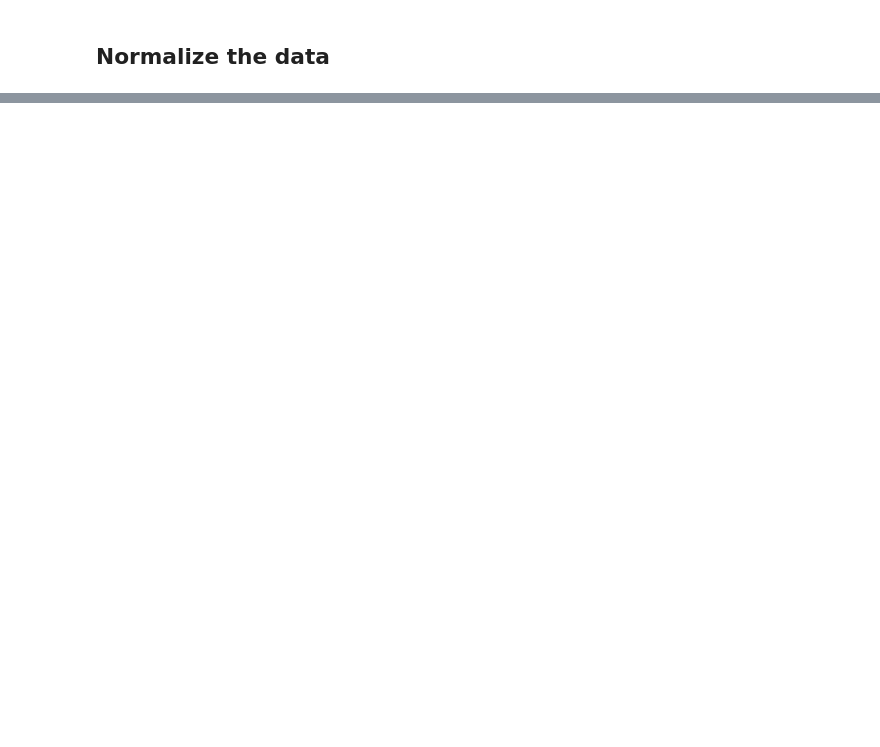
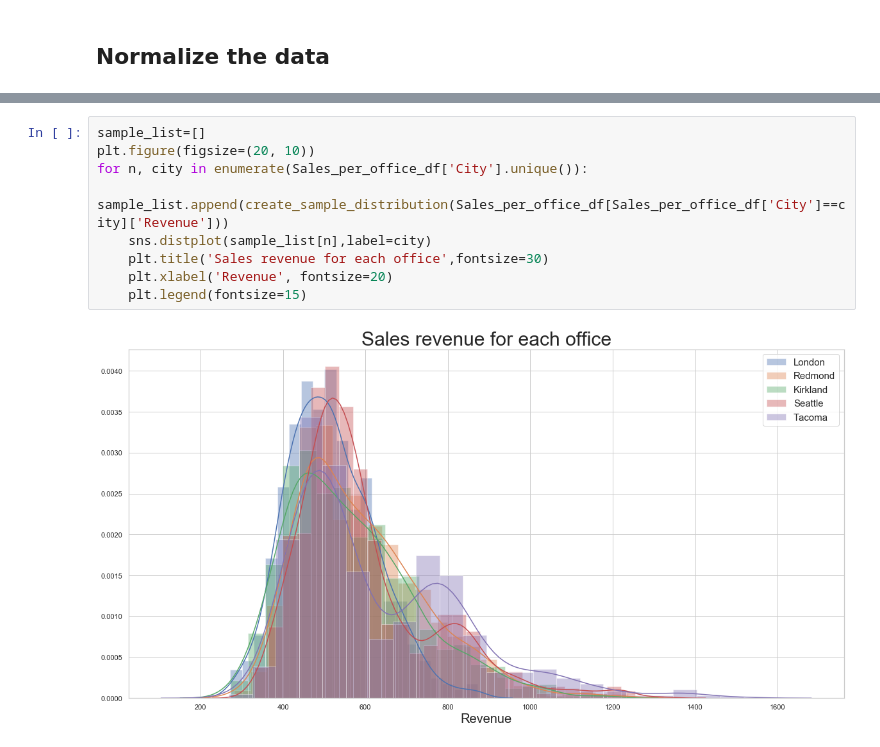
Before and after one commit to shuyu-wu/mod_3, a Jupyter notebook: Northwind.ipynb, the cells around one changed output, grey strips where cells are left out. Drawn from its saved outputs; the diff is of its cells as text; blank space fills up the shorter version.

```diff
--- a/Northwind.ipynb
+++ b/Northwind.ipynb
@@ -1035,0 +1158,11 @@ Reject Null Hypothesis
+# %%
+sample_list=[]
+plt.figure(figsize=(20, 10))
+for n, city in enumerate(Sales_per_office_df['City'].unique()):
+    sample_list.append(create_sample_distribution(Sales_per_office_df[Sales_per_office_df['City']==city]['Revenue']))
+    sns.distplot(sample_list[n],label=city)
+    plt.title('Sales revenue for each office',fontsize=30)
+    plt.xlabel('Revenue', fontsize=20)
+    plt.legend(fontsize=15)
+# %% [output]
+[figure, added]
```
Also changed, not shown: parts of 20 cells of this notebook.
